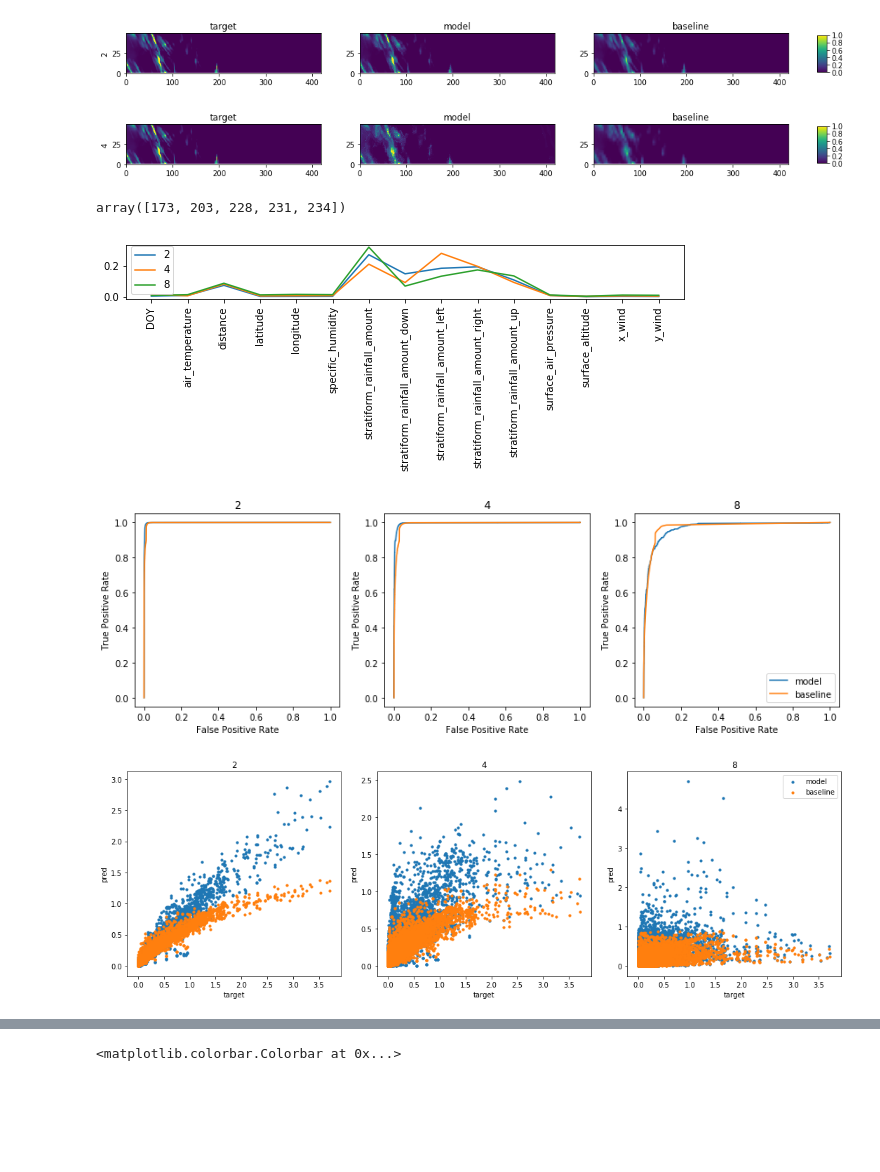
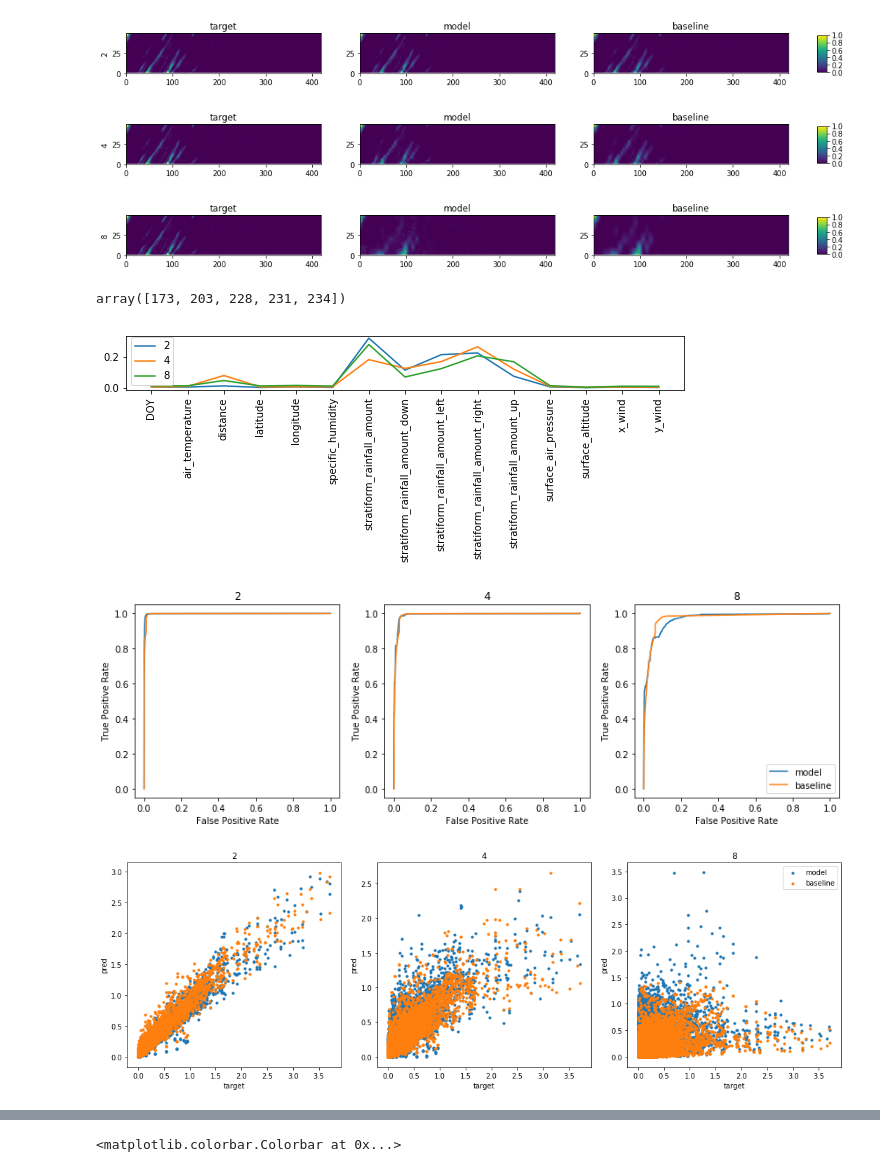
Before and after one commit to informatics-lab/RF_precip_downscaling, a Jupyter notebook: analysis.ipynb, the cells around one changed output, grey strips where cells are left out. Saved outputs shown, nothing was run; the diff lists cells and outputs as text; code cells hidden in the pictures; blank space fills up the shorter version.

```diff
--- a/analysis.ipynb
+++ b/analysis.ipynb
@@ -49,7 +75,7 @@ train_dfs = []
 test_dfs = []
 models = []
 for i in [2,4,8]:
-    train = pd.read_csv('/dev/data/train{:d}.csv'.format(i))
+    train = pd.read_csv('../data/train{:d}.csv'.format(i))
     t = ['target', 'stratiform_rainfall_amount', 'stratiform_rainfall_amount_up',
          'stratiform_rainfall_amount_down', 'stratiform_rainfall_amount_left', 'stratiform_rainfall_amount_right']
     train[t] = np.log1p(train[t])
@@ -59,13 +85,13 @@ for i in [2,4,8]:
     y = train['target']
     rf.fit(X, y)
 
-    test = pd.read_csv('/dev/data/test{:d}.csv'.format(i))
+    test = pd.read_csv('../data/test{:d}.csv'.format(i))
     test[t[1:]] = np.log1p(test[t[1:]])
     Xt = test[test.columns.difference(['Unnamed: 0', 'target'])]
     yt = test['target']
     preds = rf.predict(Xt)
     test['preds'] = np.expm1(preds)
-    tdf['stratiform_rainfall_amount'] = np.expm1(tdf['stratiform_rainfall_amount'])
+    test['stratiform_rainfall_amount'] = np.expm1(test['stratiform_rainfall_amount'])
 
     test['proj'] = test.apply(lambda x: transform(x['longitude'], x['latitude']), axis=1)
     test['lon'] = test.apply(lambda x: x['proj'][0], axis=1)
@@ -77,17 +103,18 @@ for i in [2,4,8]:
 # %%
 vmin = np.min(np.array([df[['target', 'preds', 'stratiform_rainfall_amount']].values for df in test_dfs]))
 vmax = np.max(np.array([df[['target', 'preds', 'stratiform_rainfall_amount']].values for df in test_dfs]))
 
 for i, test in enumerate(test_dfs):
-    tstep = test[test['DOY'] == 231]
+    tstep = test[test['DOY'] == 173]
     means = tstep.groupby([pd.cut(tstep['lat'], np.arange(2, 3, 0.02)),
                           pd.cut(tstep['lon'], np.arange(-5.1, 3.3, 0.02))]).mean()
 
     plot(means, vmin=0, vmax=1, label=str([2,4,8][i]))
     plt.show()
 # %% [output]
-[figure, old version]
+[figure, new version]
-[figure, old version]
+[figure, new version]
+[figure, added]
 # %%
 np.unique(test_dfs[0]['DOY'])
 # %% [output]
@@ -102,7 +129,7 @@ for i, m in enumerate(models):
     plt.gca().set_xticklabels(cols, rotation='vertical')
     plt.legend()
 # %% [output]
-[figure, old version]
+[figure, new version]
 # %%
 testset = test_dfs[0]
 # %%
@@ -128,7 +155,7 @@ for j, t in enumerate(test_dfs):
 plt.legend()
 plt.tight_layout()
 # %% [output]
-[figure, old version]
+[figure, new version]
 # %%
 f, ax = plt.subplots(1, 3, figsize=(15, 5))
 for i, res in enumerate(test_dfs):
@@ -148,4 +175,4 @@ for i, res in enumerate(test_dfs):
 plt.legend()
 plt.tight_layout()
 # %% [output]
-[figure, old version]
+[figure, new version]
```
Also changed, not shown: parts of 27 cells of this notebook, 2 other files.
